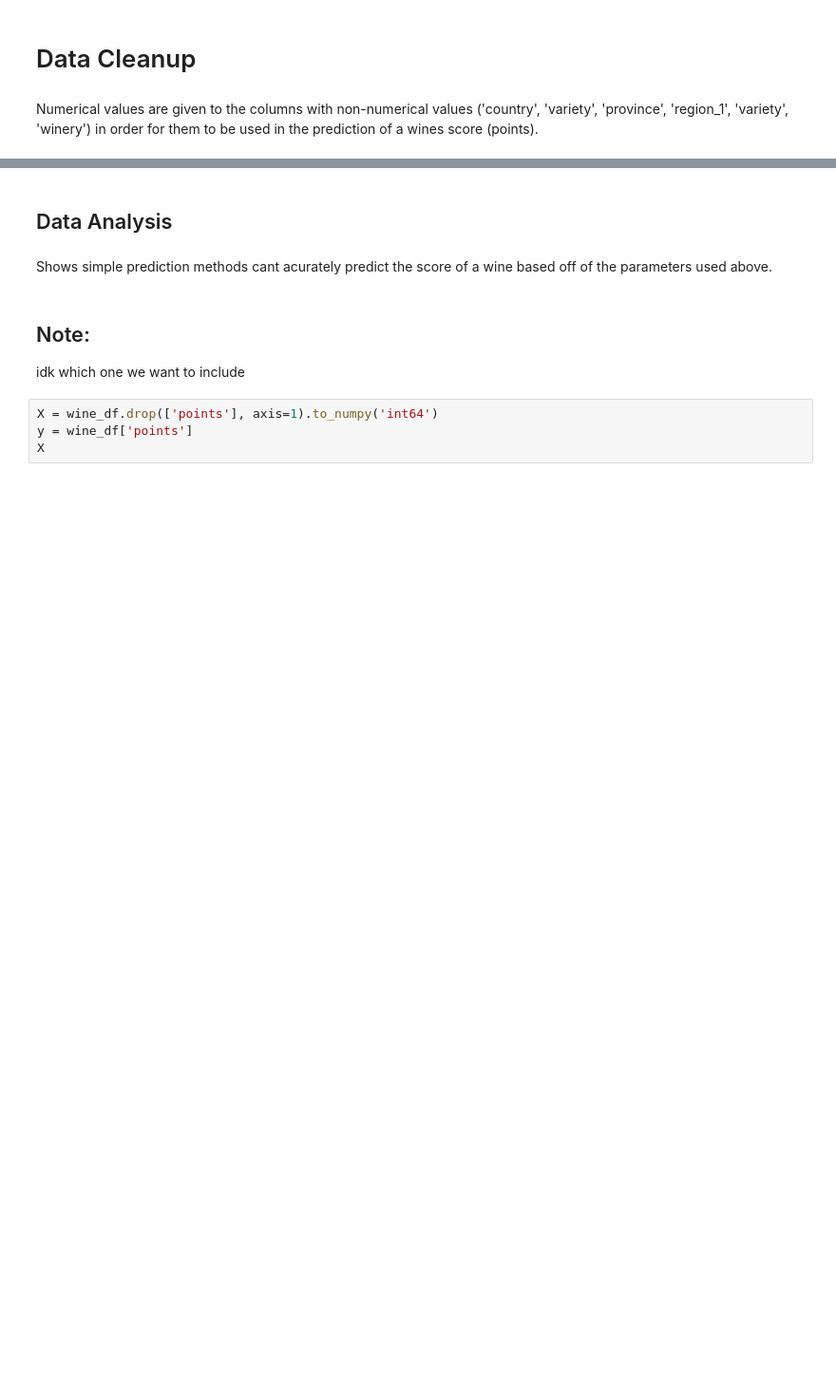
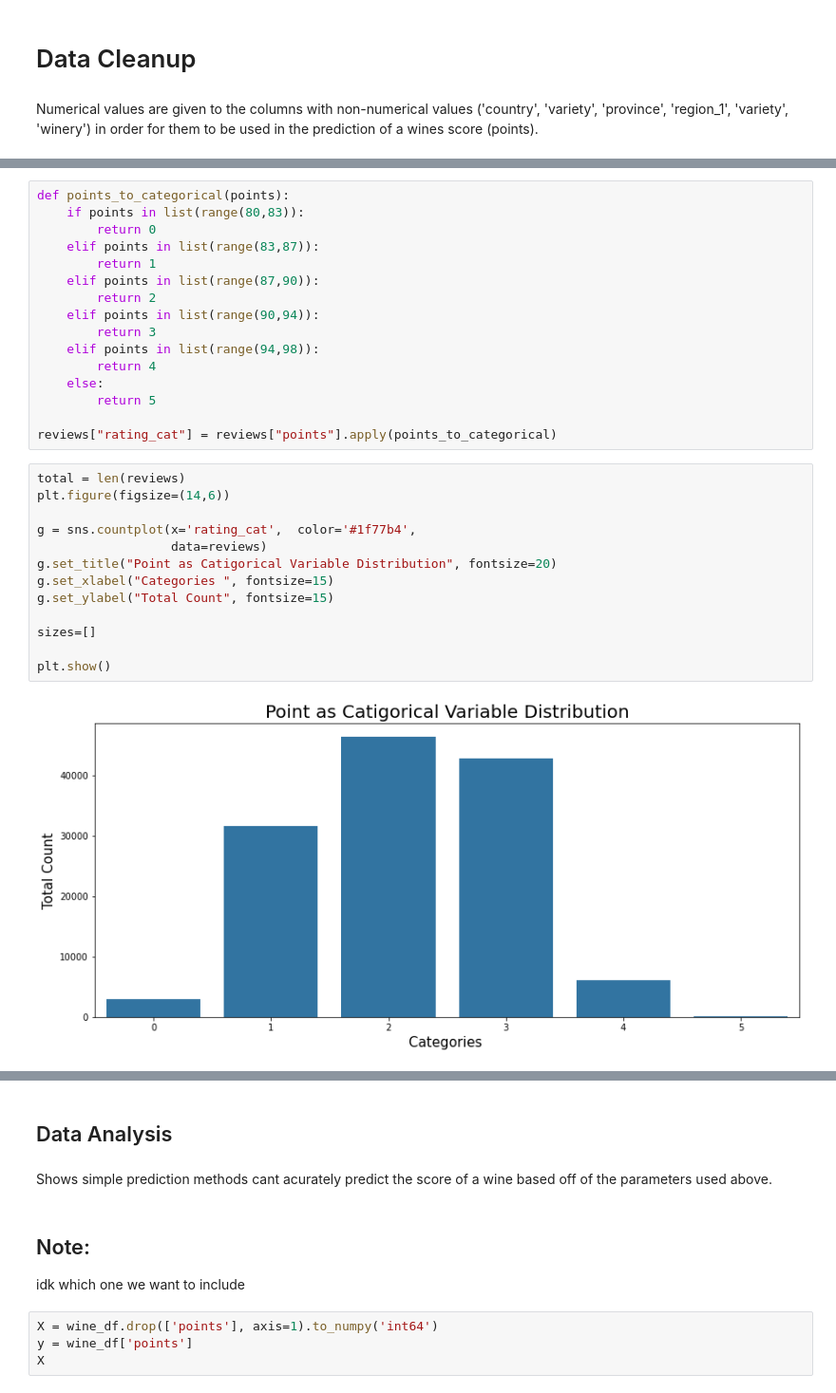
Before and after one commit to arons1618/Wine-analysis, a Jupyter notebook: main/Wine Analysis.ipynb, the cells around one changed output, grey strips where cells are left out. Shown at 95% size. Cells and saved outputs as stored; diff of their text form; blank space fills up the shorter version.

```diff
--- a/main/Wine Analysis.ipynb
+++ b/main/Wine Analysis.ipynb
@@ -112,0 +196,31 @@ wine_df
+# %%
+def points_to_categorical(points):
+    if points in list(range(80,83)):
+        return 0
+    elif points in list(range(83,87)):
+        return 1
+    elif points in list(range(87,90)):
+        return 2
+    elif points in list(range(90,94)):
+        return 3
+    elif points in list(range(94,98)):
+        return 4
+    else:
+        return 5
+
+reviews["rating_cat"] = reviews["points"].apply(points_to_categorical)
+# %%
+total = len(reviews)
+plt.figure(figsize=(14,6))
+
+g = sns.countplot(x='rating_cat',  color='#1f77b4',
+                  data=reviews)
+g.set_title("Point as Catigorical Variable Distribution", fontsize=20)
+g.set_xlabel("Categories ", fontsize=15)
+g.set_ylabel("Total Count", fontsize=15)
+
+sizes=[]
+
+plt.show()
+# %% [output]
+[figure, added]
```
Also changed, not shown: parts of 39 cells of this notebook.
